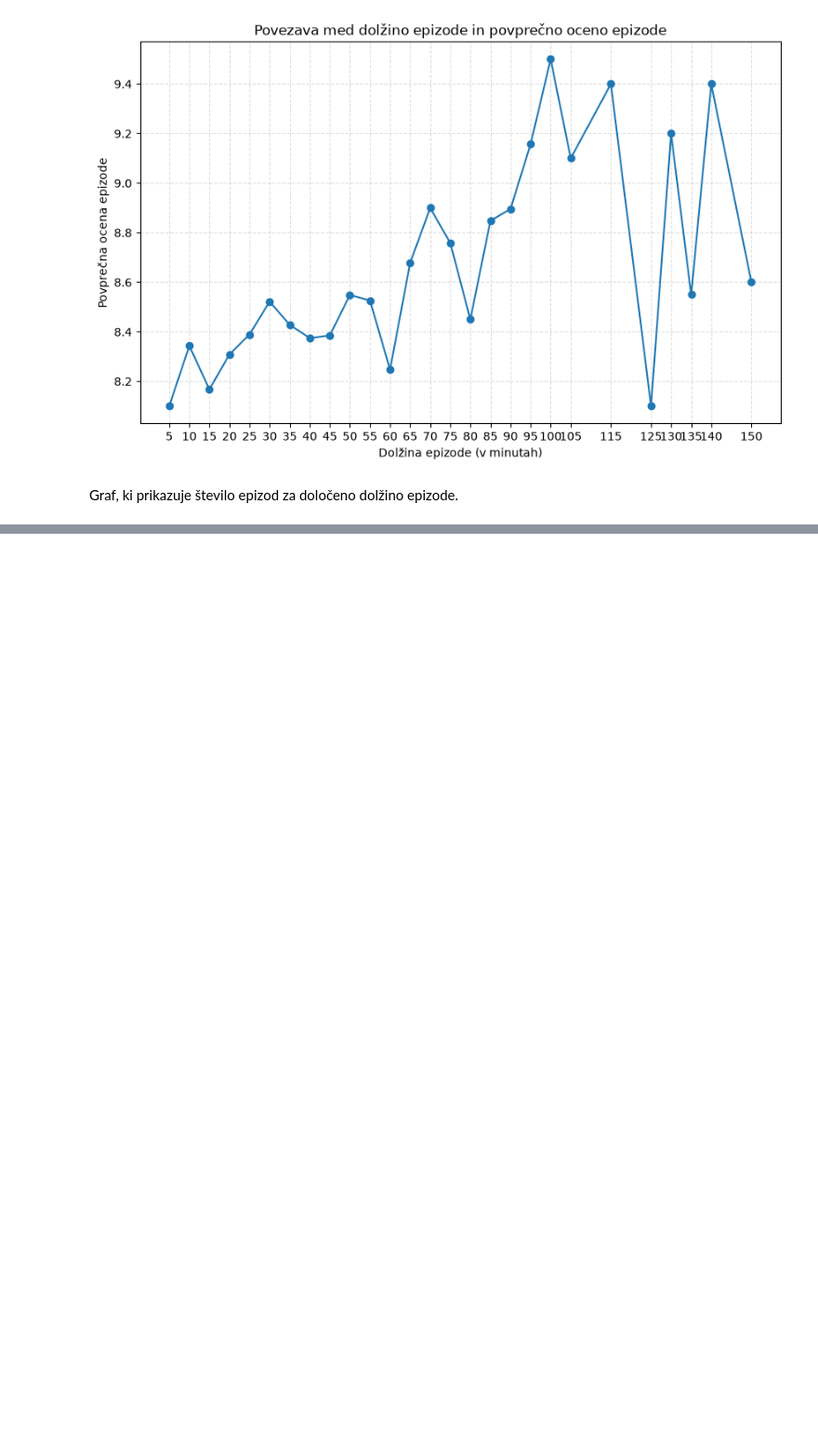
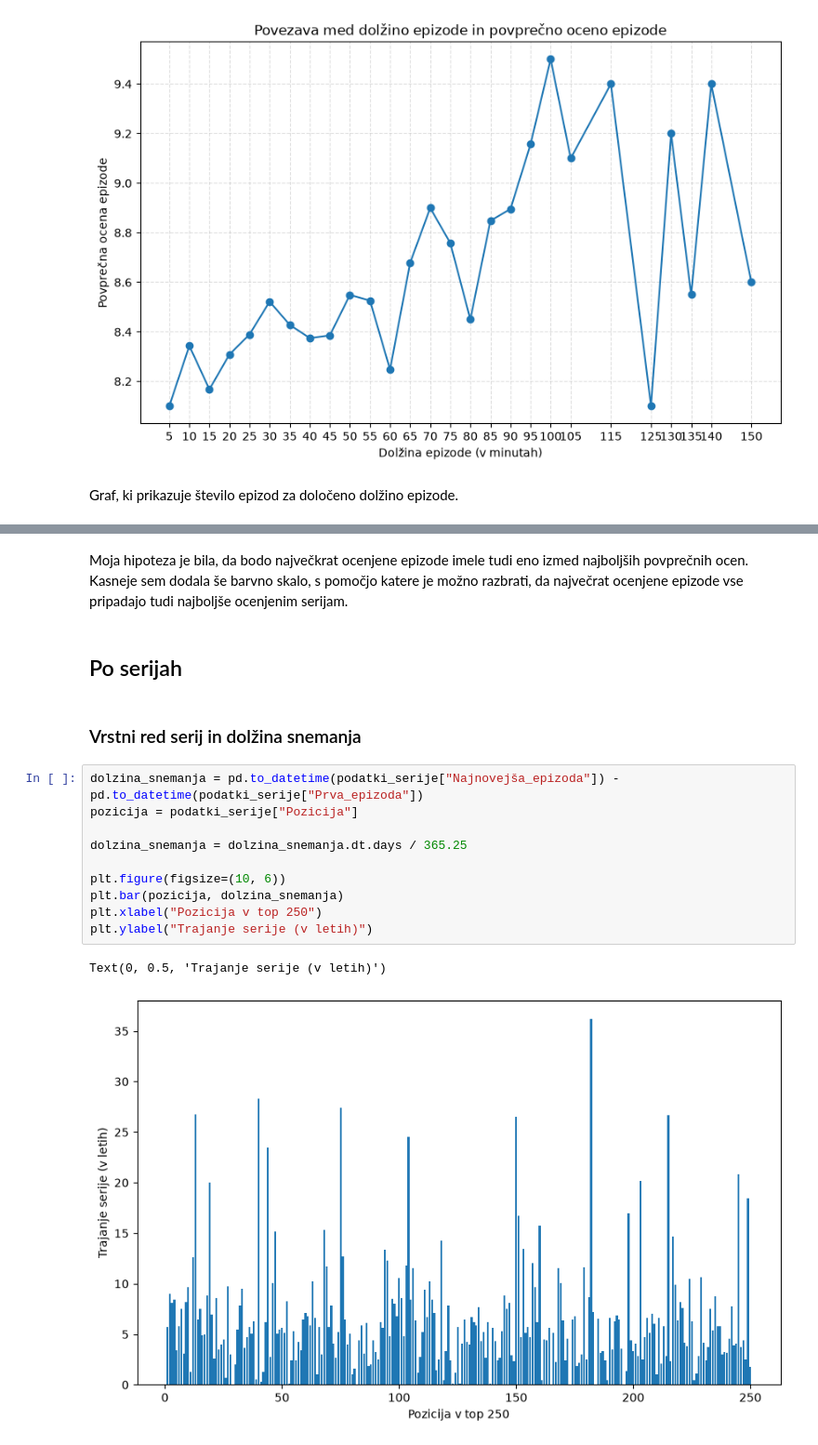
Before and after one commit to neca-klemencic/projektna_naloga_uvp, a Jupyter notebook: analiza.ipynb, the cells around one changed output, grey strips where cells are left out. Shown at 93% size. Cells and saved outputs as stored; diff of their text form; blank space fills up the shorter version.

```diff
--- a/analiza.ipynb
+++ b/analiza.ipynb
@@ -114,0 +101,19 @@ plt.colorbar(scatter, label="Dolžina epizode")
+# %% [markdown]
+Moja hipoteza je bila, da bodo največkrat ocenjene epizode imele tudi eno izmed najboljših povprečnih ocen. Kasneje sem dodala še barvno skalo, s pomočjo katere je možno razbrati, da največrat ocenjene epizode vse pripadajo tudi najboljše ocenjenim serijam.
+# %% [markdown]
+## Po serijah
+# %% [markdown]
+### Vrstni red serij in dolžina snemanja
+# %%
+dolzina_snemanja = pd.to_datetime(podatki_serije["Najnovejša_epizoda"]) - pd.to_datetime(podatki_serije["Prva_epizoda"])
+pozicija = podatki_serije["Pozicija"]
+
+dolzina_snemanja = dolzina_snemanja.dt.days / 365.25
+
+plt.figure(figsize=(10, 6))
+plt.bar(pozicija, dolzina_snemanja)
+plt.xlabel("Pozicija v top 250")
+plt.ylabel("Trajanje serije (v letih)")
+# %% [output]
+Text(0, 0.5, 'Trajanje serije (v letih)')
+[figure, added]
```
Also changed, not shown: parts of 19 cells of this notebook, 1 other file.
